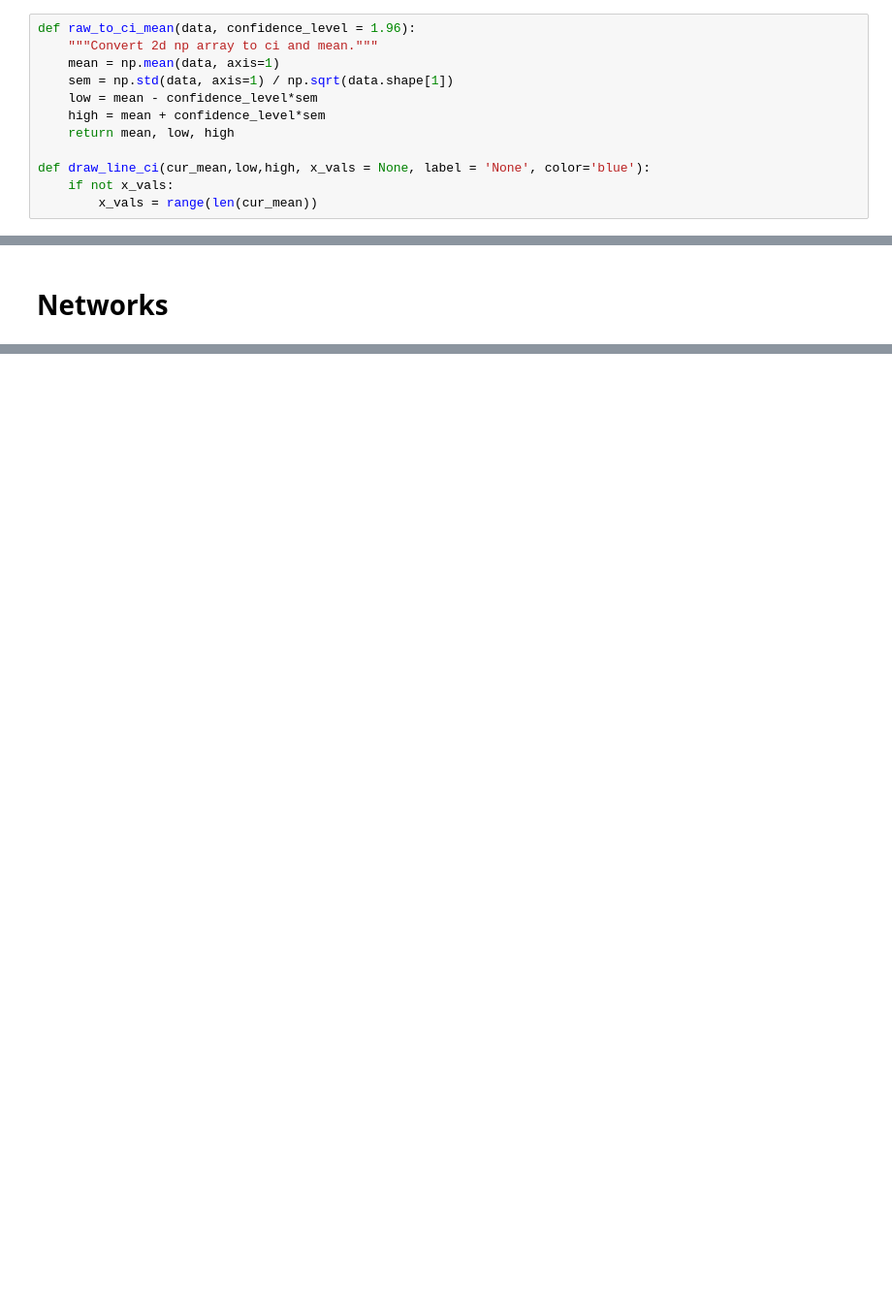
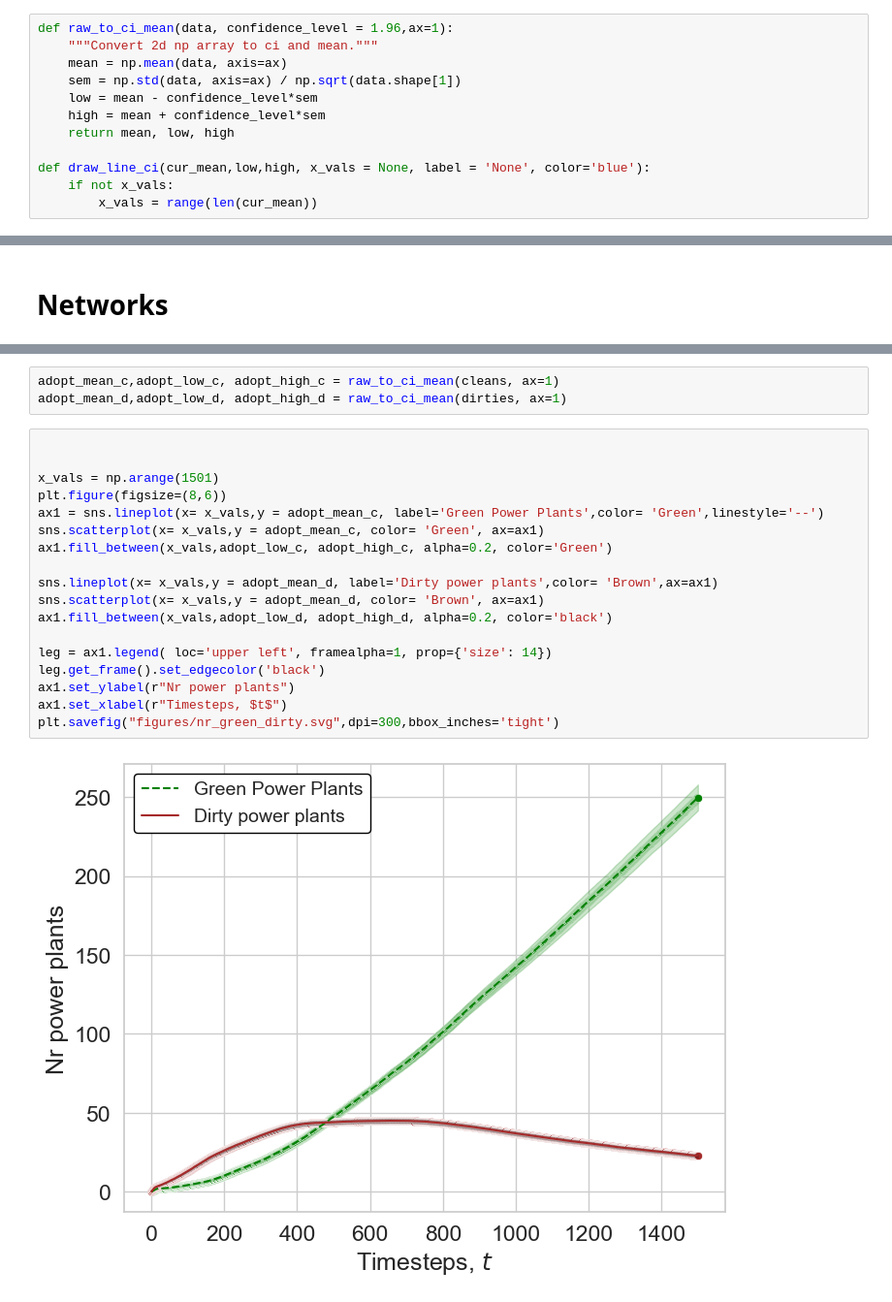
Before and after one commit to PaulHosek/Agent_based_modeling, a Jupyter notebook: Experiments.ipynb, the cells around one changed output, grey strips where cells are left out. Shown at 97% size. Saved outputs shown, nothing was run; the diff lists cells and outputs as text; blank space fills up the shorter version.

```diff
--- a/Experiments.ipynb
+++ b/Experiments.ipynb
@@ -113,8 +55,8 @@ plt.show()
 # %%
-def raw_to_ci_mean(data, confidence_level = 1.96):
+def raw_to_ci_mean(data, confidence_level = 1.96,ax=1):
     """Convert 2d np array to ci and mean."""
-    mean = np.mean(data, axis=1)
-    sem = np.std(data, axis=1) / np.sqrt(data.shape[1])
+    mean = np.mean(data, axis=ax)
+    sem = np.std(data, axis=ax) / np.sqrt(data.shape[1])
     low = mean - confidence_level*sem
     high = mean + confidence_level*sem
     return mean, low, high
@@ -350,0 +385,23 @@ plt.savefig("figures/Ex2_network.svg",dpi=300,bbox_inches='tight')
+# %%
+adopt_mean_c,adopt_low_c, adopt_high_c = raw_to_ci_mean(cleans, ax=1)
+adopt_mean_d,adopt_low_d, adopt_high_d = raw_to_ci_mean(dirties, ax=1)
+# %%
+
+
+x_vals = np.arange(1501)
+plt.figure(figsize=(8,6))
+ax1 = sns.lineplot(x= x_vals,y = adopt_mean_c, label='Green Power Plants',color= 'Green',linestyle='--')
+sns.scatterplot(x= x_vals,y = adopt_mean_c, color= 'Green', ax=ax1)
+ax1.fill_between(x_vals,adopt_low_c, adopt_high_c, alpha=0.2, color='Green')
+
+sns.lineplot(x= x_vals,y = adopt_mean_d, label='Dirty power plants',color= 'Brown',ax=ax1)
+sns.scatterplot(x= x_vals,y = adopt_mean_d, color= 'Brown', ax=ax1)
+ax1.fill_between(x_vals,adopt_low_d, adopt_high_d, alpha=0.2, color='black')
+
+leg = ax1.legend( loc='upper left', framealpha=1, prop={'size': 14})
+leg.get_frame().set_edgecolor('black')
+ax1.set_ylabel(r"Nr power plants")
+ax1.set_xlabel(r"Timesteps, $t$")
+plt.savefig("figures/nr_green_dirty.svg",dpi=300,bbox_inches='tight')
+# %% [output]
+[figure, added]
```
Also changed, not shown: parts of 34 cells of this notebook, 1 other file.
